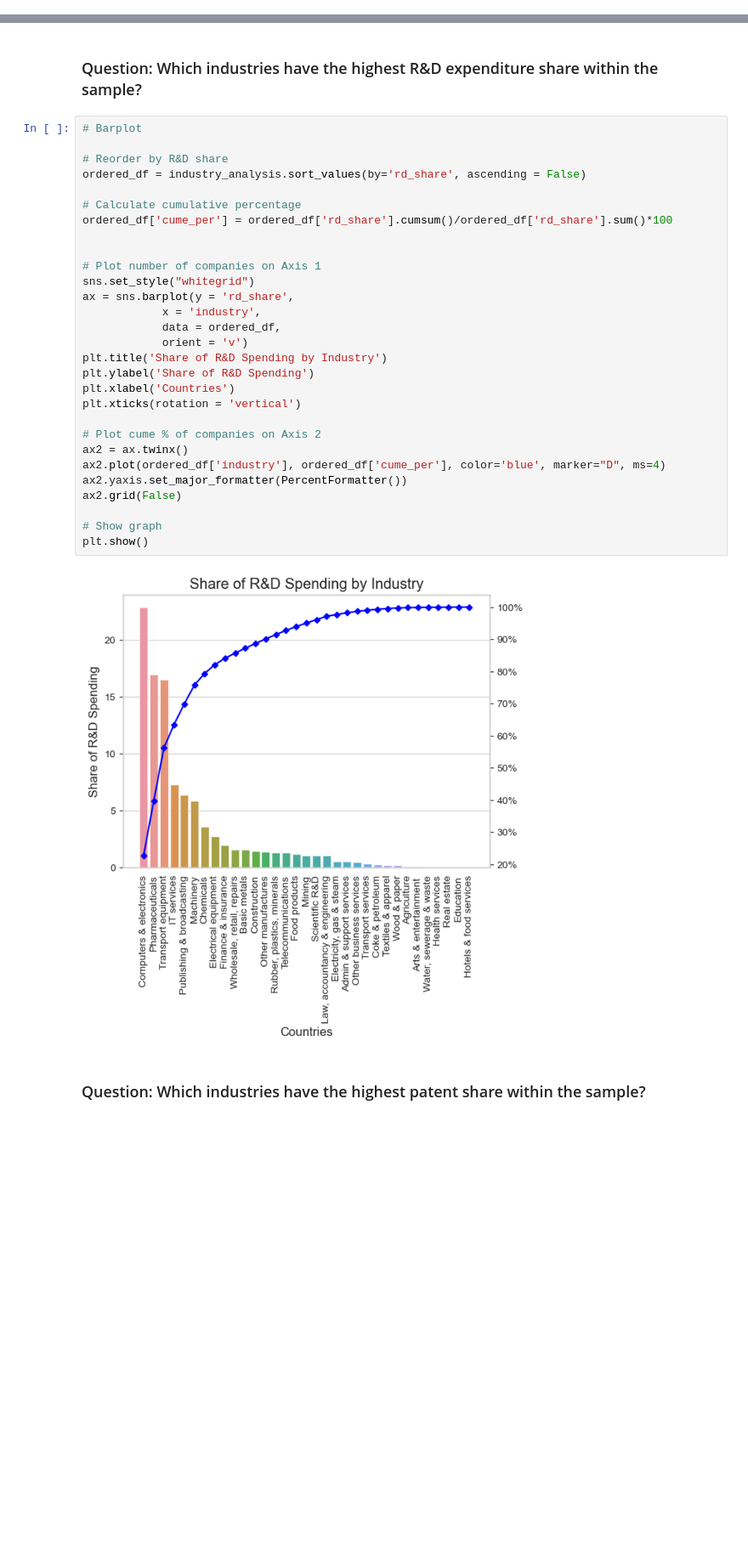
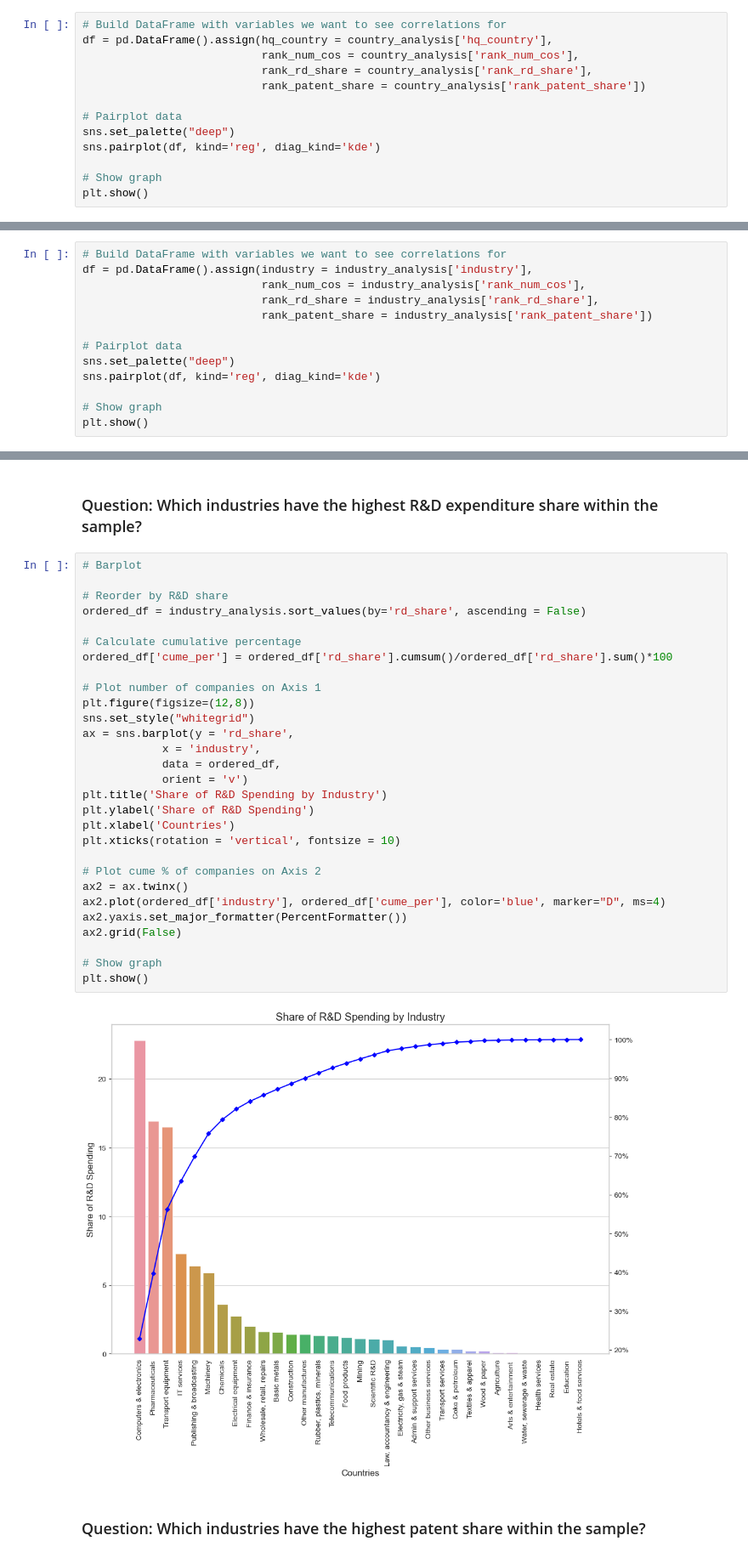
Before and after one commit to bassoonelephant/ip-productivity, a Jupyter notebook: ip_workbench.ipynb, the cells around one changed output, grey strips where cells are left out. Shown at 85% size. Saved outputs shown, nothing was run; the diff lists cells and outputs as text; blank space fills up the shorter version.

```diff
--- a/ip_workbench.ipynb
+++ b/ip_workbench.ipynb
@@ -115,0 +105,13 @@ country_analysis.head()
+# %%
+# Build DataFrame with variables we want to see correlations for
+df = pd.DataFrame().assign(hq_country = country_analysis['hq_country'],
+                           rank_num_cos = country_analysis['rank_num_cos'],
+                           rank_rd_share = country_analysis['rank_rd_share'],
+                           rank_patent_share = country_analysis['rank_patent_share'])
+
+# Pairplot data
+sns.set_palette("deep")
+sns.pairplot(df, kind='reg', diag_kind='kde')
+
+# Show graph
+plt.show()
@@ -580,0 +591,13 @@ memory usage: 2.4+ KB
+# %%
+# Build DataFrame with variables we want to see correlations for
+df = pd.DataFrame().assign(industry = industry_analysis['industry'],
+                           rank_num_cos = industry_analysis['rank_num_cos'],
+                           rank_rd_share = industry_analysis['rank_rd_share'],
+                           rank_patent_share = industry_analysis['rank_patent_share'])
+
+# Pairplot data
+sns.set_palette("deep")
+sns.pairplot(df, kind='reg', diag_kind='kde')
+
+# Show graph
+plt.show()
@@ -616,34 +641,34 @@ plt.show()
 # %%
 # Barplot
 
 # Reorder by R&D share
 ordered_df = industry_analysis.sort_values(by='rd_share', ascending = False)
 
 # Calculate cumulative percentage
 ordered_df['cume_per'] = ordered_df['rd_share'].cumsum()/ordered_df['rd_share'].sum()*100
 
-
 # Plot number of companies on Axis 1
+plt.figure(figsize=(12,8))
 sns.set_style("whitegrid")
 ax = sns.barplot(y = 'rd_share',
             x = 'industry',
             data = ordered_df,
             orient = 'v')
 plt.title('Share of R&D Spending by Industry')
 plt.ylabel('Share of R&D Spending')
 plt.xlabel('Countries')
-plt.xticks(rotation = 'vertical')
+plt.xticks(rotation = 'vertical', fontsize = 10)
 
 # Plot cume % of companies on Axis 2
 ax2 = ax.twinx()
 ax2.plot(ordered_df['industry'], ordered_df['cume_per'], color='blue', marker="D", ms=4)
 ax2.yaxis.set_major_formatter(PercentFormatter())
 ax2.grid(False)
 
 # Show graph
 plt.show()
 # %% [output]
-[figure, old version]
+[figure, new version]
 # %% [markdown]
 ### Question: Which industries have the highest patent share within the sample?
 # %%
```
Also changed, not shown: parts of 52 cells of this notebook.
